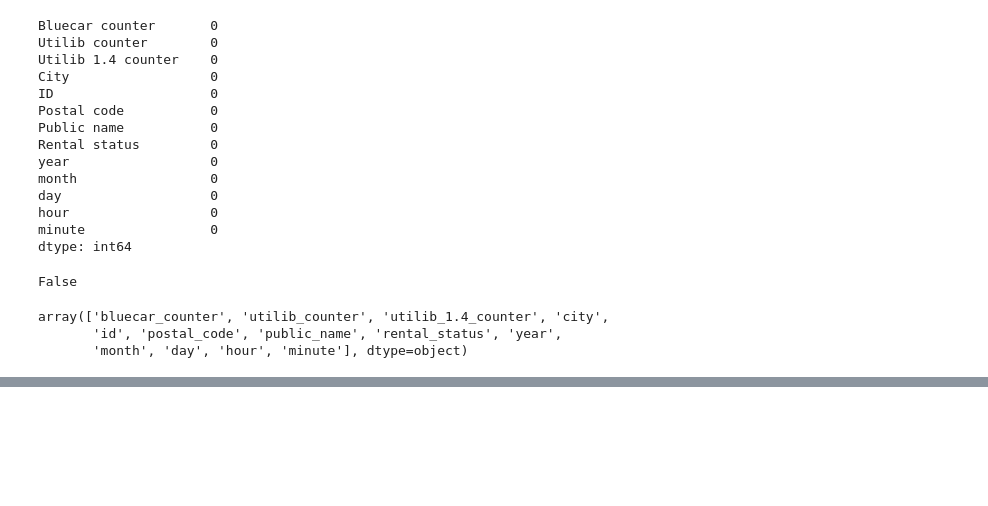
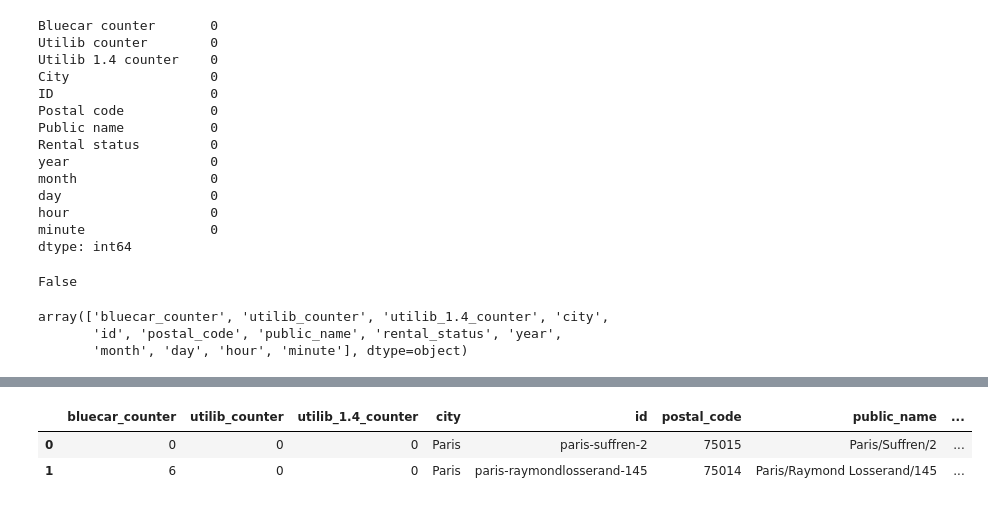
Before and after one commit to Sharon-Faith/ip-autolib, a Jupyter notebook: autolib_ip.ipynb, the cells around one changed output, grey strips where cells are left out. Drawn from its saved outputs; the diff is of its cells as text; code cells hidden in the pictures; blank space fills up the shorter version.

```diff
--- a/autolib_ip.ipynb
+++ b/autolib_ip.ipynb
@@ -109,0 +135,8 @@ array(['bluecar_counter', 'utilib_counter', 'utilib_1.4_counter', 'city',
+# %%
+df['date_only'] = df['date'].dt.date
+df['time_only'] = df['date'].dt.time
+df.head(2)
+# %% [output]
+|  | bluecar_counter | utilib_counter | utilib_1.4_counter | city | id | postal_code | public_name | ... |
+| 0 | 0 | 0 | 0 | Paris | paris-suffren-2 | 75015 | Paris/Suffren/2 | ... |
+| 1 | 6 | 0 | 0 | Paris | paris-raymondlosserand-145 | 75014 | Paris/Raymond Losserand/145 | ... |
```
Also changed, not shown: parts of 3 cells of this notebook.
